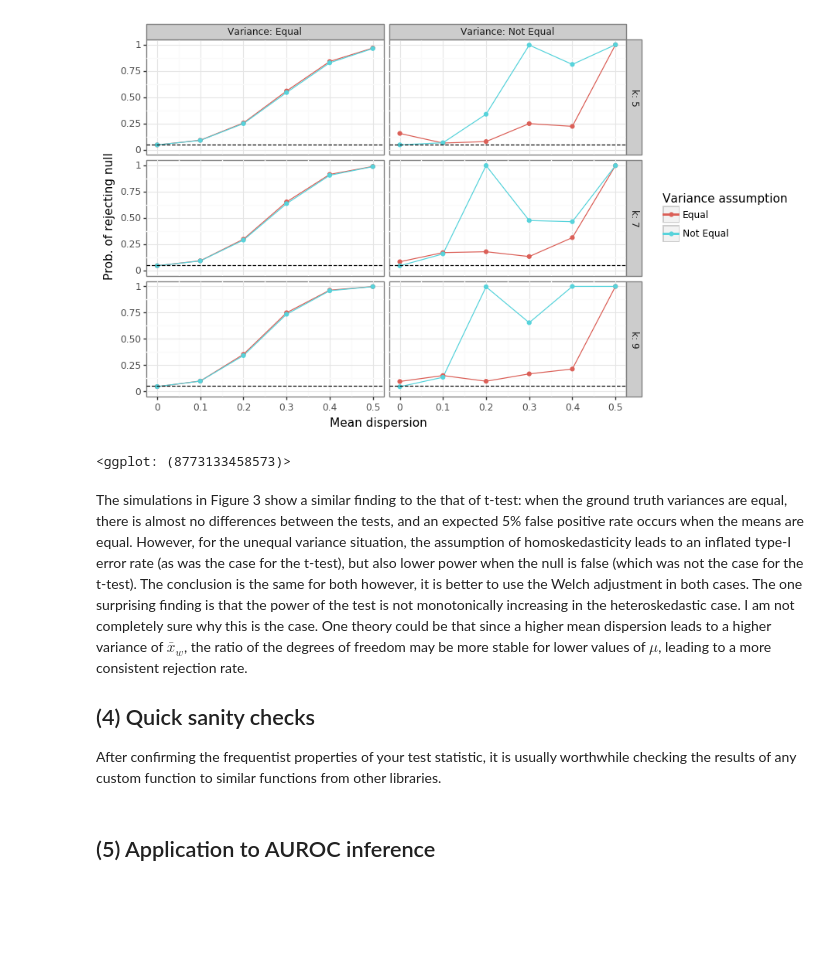
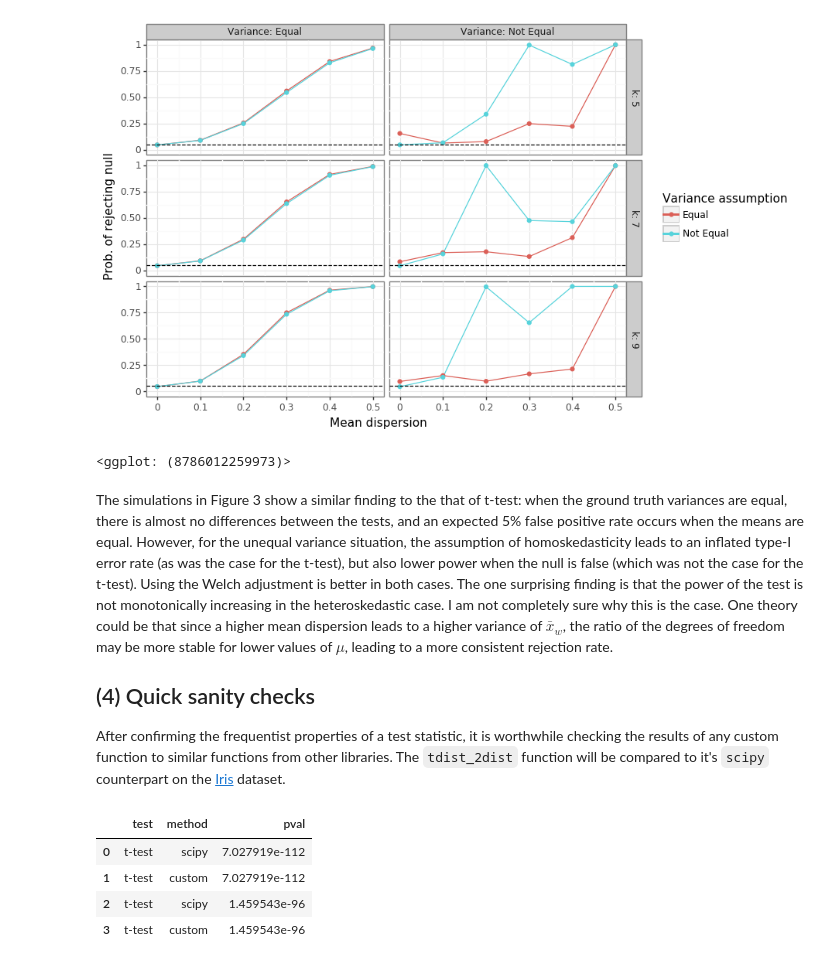
Before and after one commit to erikdrysdale/erikdrysdale.github.io, a Jupyter notebook: _rmd/extra_unequalvar/unequalvar.ipynb, the cells around one changed output. Saved outputs shown, nothing was run; the diff lists cells and outputs as text; code cells hidden in the pictures; blank space fills up the shorter version.

Commit message:
post of unequal variances

```diff
--- a/_rmd/extra_unequalvar/unequalvar.ipynb
+++ b/_rmd/extra_unequalvar/unequalvar.ipynb
@@ -275,8 +277,6 @@ def fdist_anova(mus, ses, ns, var_eq=False):
     return fstat, pval
 
 nlow, niter = 25, 5
-nsim = 100000
-alpha = 0.05
 k_seq = [5, 7, 9]
 disp_seq = np.round(np.arange(0, 0.51, 0.1),2)
 dgp_seq = np.repeat(['eq', 'neq'], 2)
@@ -327,12 +327,28 @@ gg_fdist = (ggplot(res_f, aes(x='disp',y='reject',color='method.astype(str)')) +
 gg_fdist
 # %% [output]
 [figure]
-<ggplot: (8773133458573)>
+<ggplot: (8786012259973)>
 # %% [markdown]
-The simulations in Figure 3 show a similar finding to the that of t-test: when the ground truth variances are equal, there is almost no differences between the tests, and an expected 5% false positive rate occurs when the means are equal. However, for the unequal variance situation, the assumption of homoskedasticity leads to an inflated type-I error rate (as was the case for the t-test), but also lower power when the null is false (which was not the case for the t-test). The conclusion is the same for both however, it is better to use the Welch adjustment in both cases. The one surprising finding is that the power of the test is not monotonically increasing in the heteroskedastic case. I am not completely sure why this is the case. One theory could be that since a higher mean dispersion leads to a higher variance of $\bar{x}_w$, the ratio of the degrees of freedom may be more stable for lower values of $\mu$, leading to a more consistent rejection rate.
+The simulations in Figure 3 show a similar finding to the that of t-test: when the ground truth variances are equal, there is almost no differences between the tests, and an expected 5% false positive rate occurs when the means are equal. However, for the unequal variance situation, the assumption of homoskedasticity leads to an inflated type-I error rate (as was the case for the t-test), but also lower power when the null is false (which was not the case for the t-test). Using the Welch adjustment is better in both cases. The one surprising finding is that the power of the test is not monotonically increasing in the heteroskedastic case. I am not completely sure why this is the case. One theory could be that since a higher mean dispersion leads to a higher variance of $\bar{x}_w$, the ratio of the degrees of freedom may be more stable for lower values of $\mu$, leading to a more consistent rejection rate.
 
 ## (4) Quick sanity checks
 
-After confirming the frequentist properties of your test statistic, it is usually worthwhile checking the results of any custom function to similar functions from other libraries.
+After confirming the frequentist properties of a test statistic, it is worthwhile checking the results of any custom function to similar functions from other libraries. The `tdist_2dist` function will be compared to it's `scipy` counterpart on the [Iris](https://en.wikipedia.org/wiki/Iris_flower_data_set) dataset.
-# %% [markdown]
-## (5) Application to AUROC inference
+# %%
+from sklearn import datasets
+ix, iy = datasets.load_iris(return_X_y=True)
+v1, v2 = ix[:,0], ix[:,1]
+k = 1
+all_stats = [stats.ttest_ind(v1, v2, equal_var=True)[k],
+             tdist_2dist(v1.mean(), v2.mean(), v1.std(ddof=1), v2.std(ddof=1), len(v1), len(v2), var_eq=True)[k],
+             stats.ttest_ind(v1, v2, equal_var=False)[k],
+             tdist_2dist(v1.mean(), v2.mean(), v1.std(ddof=1), v2.std(ddof=1), len(v1), len(v2), var_eq=False)[k]]
+pd.DataFrame({'test':'t-test',
+              'method':np.tile(['scipy','custom'],2),
+              'pval':all_stats})
+# %% [output]
+|  | test | method | pval |
+| 0 | t-test | scipy | 7.027919e-112 |
+| 1 | t-test | custom | 7.027919e-112 |
+| 2 | t-test | scipy | 1.459543e-96 |
+| 3 | t-test | custom | 1.459543e-96 |
```
Also changed, not shown: parts of 12 cells of this notebook, 6 other files.
